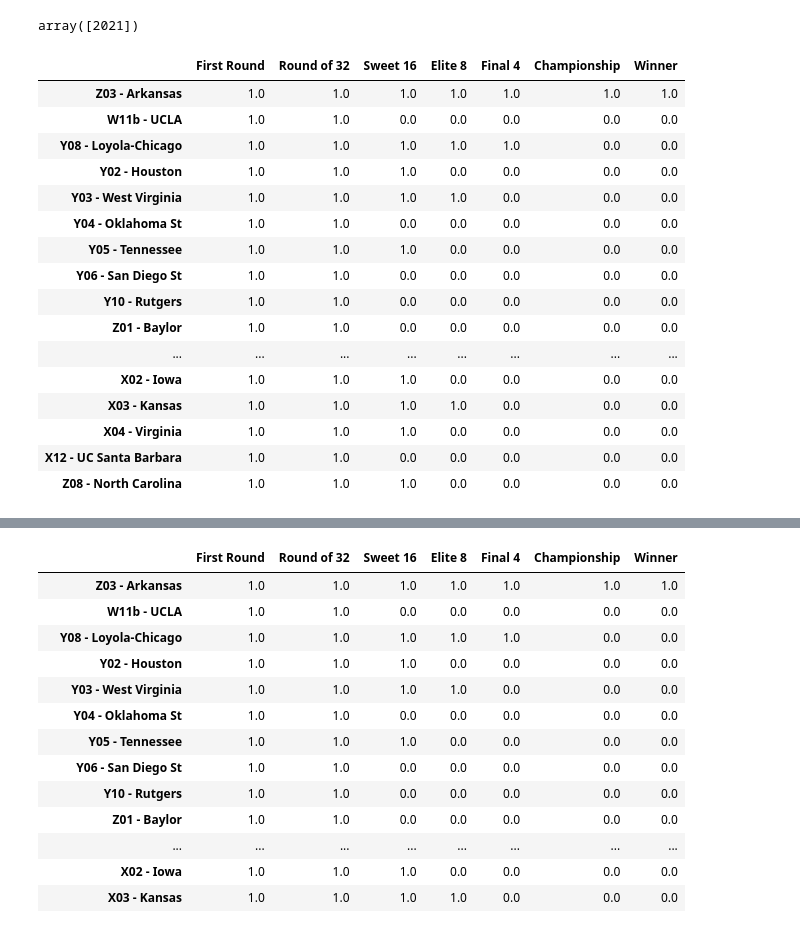
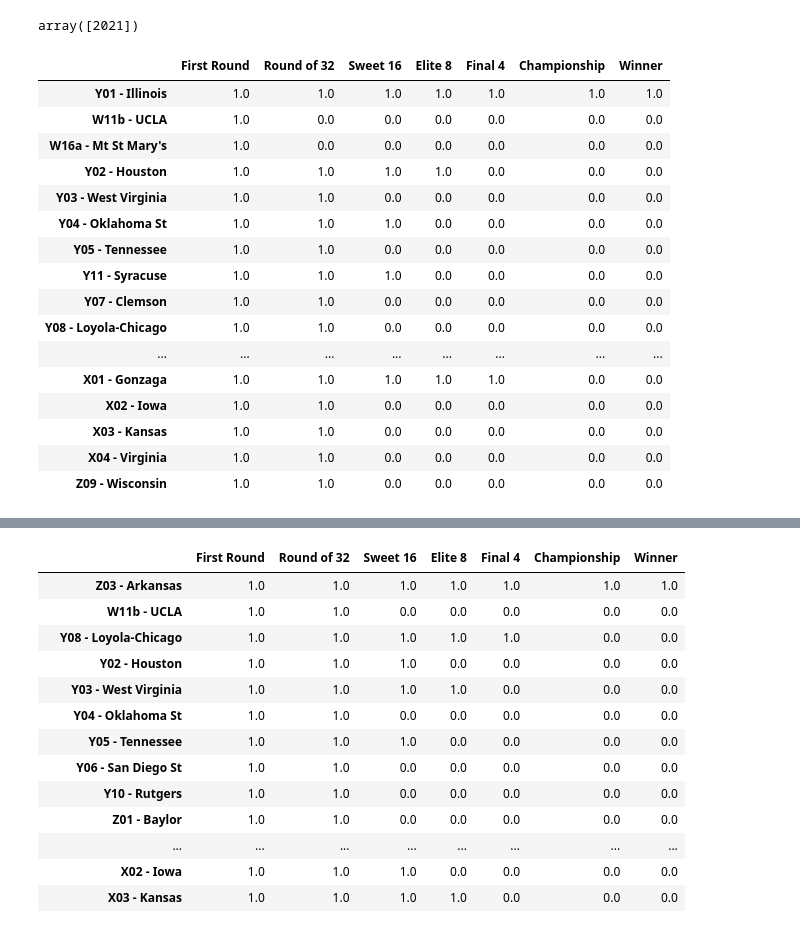
Before and after one commit to armstrys/NCAA_BracketBuilder, a Jupyter notebook: simple_simulation.ipynb, the cells around one changed output, grey strips where cells are left out. Cells and saved outputs as stored; diff of their text form; code cells hidden in the pictures.

Commit message:
some simulation fixes

```diff
--- a/simple_simulation.ipynb
+++ b/simple_simulation.ipynb
@@ -13,25 +13,24 @@ submission.seasons
 # %% [output]
 array([2021])
 # %%
-tourney = Tournament(ncaa_files,submission,2021)
-tourney.simulate_tournament('random')  # only seed if running single simulation!
+tourney = Tournament(files=ncaa_files,submission=submission,season=2021)
+tourney.simulate_tournament('chalk')
+tourney.summary_to_df()
+# %% [output]
+|  | First Round | Round of 32 | Sweet 16 | Elite 8 | Final 4 | Championship | Winner |
+| Y01 - Illinois | 1.0 | 1.0 | 1.0 | 1.0 | 1.0 | 1.0 | 1.0 |
+| W11b - UCLA | 1.0 | 0.0 | 0.0 | 0.0 | 0.0 | 0.0 | 0.0 |
+| W16a - Mt St Mary's | 1.0 | 0.0 | 0.0 | 0.0 | 0.0 | 0.0 | 0.0 |
+| Y02 - Houston | 1.0 | 1.0 | 1.0 | 1.0 | 0.0 | 0.0 | 0.0 |
+| Y03 - West Virginia | 1.0 | 1.0 | 0.0 | 0.0 | 0.0 | 0.0 | 0.0 |
+| Y04 - Oklahoma St | 1.0 | 1.0 | 1.0 | 0.0 | 0.0 | 0.0 | 0.0 |
+| Y05 - Tennessee | 1.0 | 1.0 | 0.0 | 0.0 | 0.0 | 0.0 | 0.0 |
+| Y11 - Syracuse | 1.0 | 1.0 | 1.0 | 0.0 | 0.0 | 0.0 | 0.0 |
+| Y07 - Clemson | 1.0 | 1.0 | 0.0 | 0.0 | 0.0 | 0.0 | 0.0 |
+| Y08 - Loyola-Chicago | 1.0 | 1.0 | 0.0 | 0.0 | 0.0 | 0.0 | 0.0 |
+| ... | ... | ... | ... | ... | ... | ... | ... |
+| X01 - Gonzaga | 1.0 | 1.0 | 1.0 | 1.0 | 1.0 | 0.0 | 0.0 |
+| X02 - Iowa | 1.0 | 1.0 | 0.0 | 0.0 | 0.0 | 0.0 | 0.0 |
+| X03 - Kansas | 1.0 | 1.0 | 0.0 | 0.0 | 0.0 | 0.0 | 0.0 |
+| X04 - Virginia | 1.0 | 1.0 | 0.0 | 0.0 | 0.0 | 0.0 | 0.0 |
+| Z09 - Wisconsin | 1.0 | 1.0 | 0.0 | 0.0 | 0.0 | 0.0 | 0.0 |
-# %%
-tourney.summary_to_df()
-# %% [output]
-|  | First Round | Round of 32 | Sweet 16 | Elite 8 | Final 4 | Championship | Winner |
-| Z03 - Arkansas | 1.0 | 1.0 | 1.0 | 1.0 | 1.0 | 1.0 | 1.0 |
-| W11b - UCLA | 1.0 | 1.0 | 0.0 | 0.0 | 0.0 | 0.0 | 0.0 |
-| Y08 - Loyola-Chicago | 1.0 | 1.0 | 1.0 | 1.0 | 1.0 | 0.0 | 0.0 |
-| Y02 - Houston | 1.0 | 1.0 | 1.0 | 0.0 | 0.0 | 0.0 | 0.0 |
-| Y03 - West Virginia | 1.0 | 1.0 | 1.0 | 1.0 | 0.0 | 0.0 | 0.0 |
-| Y04 - Oklahoma St | 1.0 | 1.0 | 0.0 | 0.0 | 0.0 | 0.0 | 0.0 |
-| Y05 - Tennessee | 1.0 | 1.0 | 1.0 | 0.0 | 0.0 | 0.0 | 0.0 |
-| Y06 - San Diego St | 1.0 | 1.0 | 0.0 | 0.0 | 0.0 | 0.0 | 0.0 |
-| Y10 - Rutgers | 1.0 | 1.0 | 0.0 | 0.0 | 0.0 | 0.0 | 0.0 |
-| Z01 - Baylor | 1.0 | 1.0 | 0.0 | 0.0 | 0.0 | 0.0 | 0.0 |
-| ... | ... | ... | ... | ... | ... | ... | ... |
-| X02 - Iowa | 1.0 | 1.0 | 1.0 | 0.0 | 0.0 | 0.0 | 0.0 |
-| X03 - Kansas | 1.0 | 1.0 | 1.0 | 1.0 | 0.0 | 0.0 | 0.0 |
-| X04 - Virginia | 1.0 | 1.0 | 1.0 | 0.0 | 0.0 | 0.0 | 0.0 |
-| X12 - UC Santa Barbara | 1.0 | 1.0 | 0.0 | 0.0 | 0.0 | 0.0 | 0.0 |
-| Z08 - North Carolina | 1.0 | 1.0 | 1.0 | 0.0 | 0.0 | 0.0 | 0.0 |
```
Also changed, not shown: parts of 2 cells of this notebook, 1 other file.
